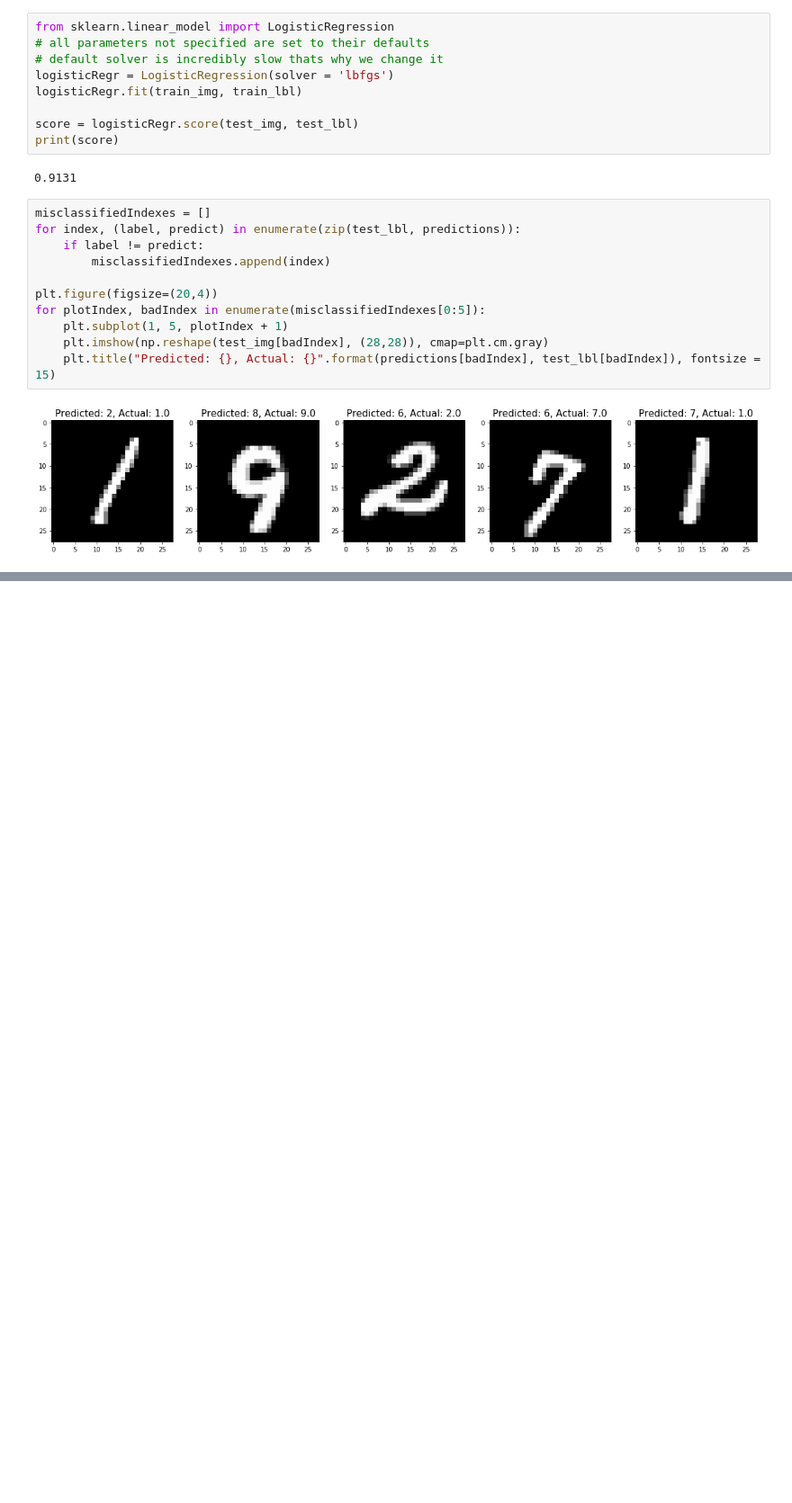
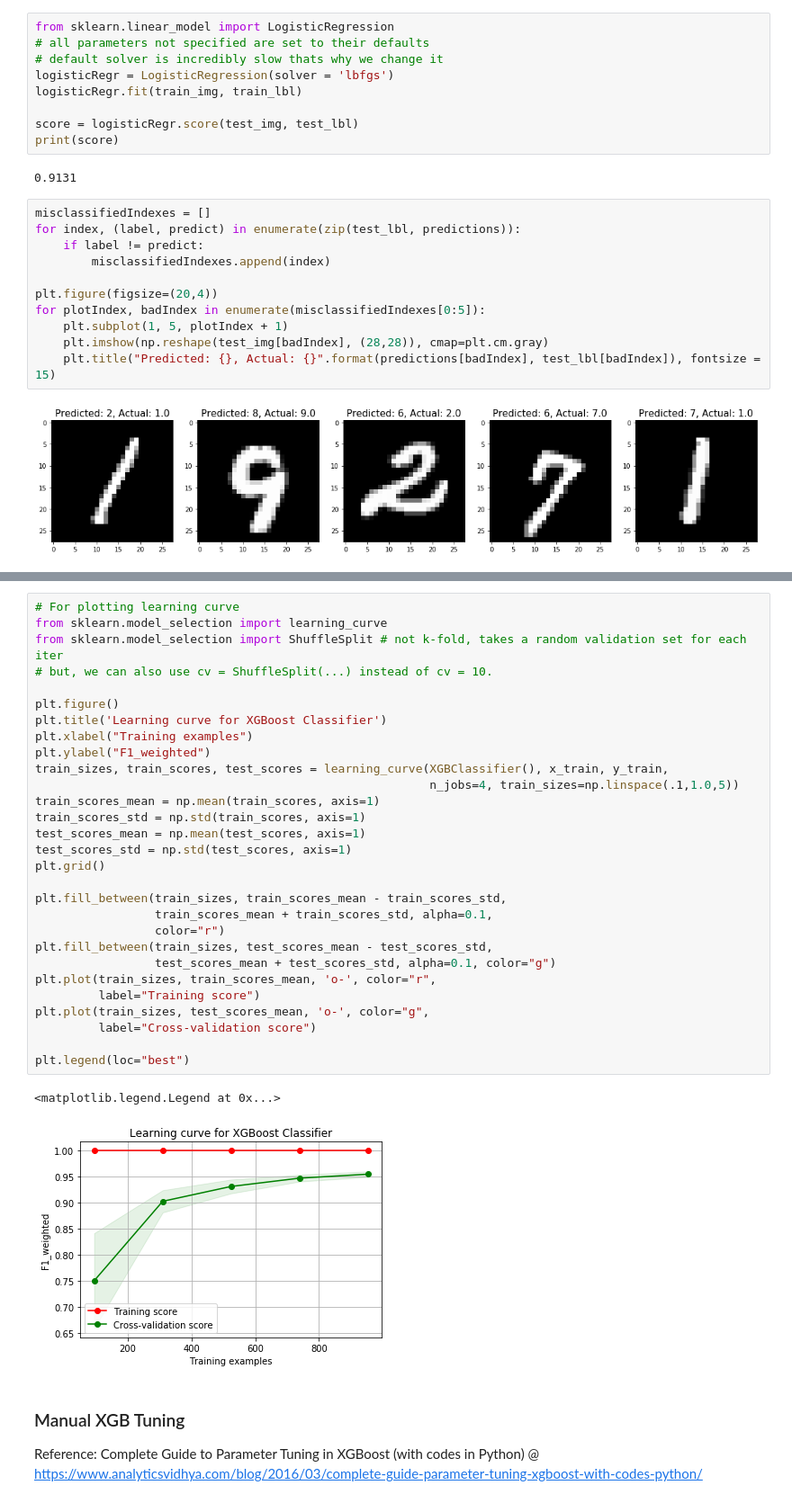
Before and after one commit to yeounoh/data_science, a Jupyter notebook: DigitsClassification.ipynb, the cells around one changed output, grey strips where cells are left out. Shown at 90% size. Saved outputs shown, nothing was run; the diff lists cells and outputs as text; blank space fills up the shorter version.

Commit message:
transfer learning scripts added

```diff
--- a/DigitsClassification.ipynb
+++ b/DigitsClassification.ipynb
@@ -117,0 +189,35 @@ for plotIndex, badIndex in enumerate(misclassifiedIndexes[0:5]):
+# %%
+# For plotting learning curve
+from sklearn.model_selection import learning_curve
+from sklearn.model_selection import ShuffleSplit # not k-fold, takes a random validation set for each iter
+# but, we can also use cv = ShuffleSplit(...) instead of cv = 10.
+
+plt.figure()
+plt.title('Learning curve for XGBoost Classifier')
+plt.xlabel("Training examples")
+plt.ylabel("F1_weighted")
+train_sizes, train_scores, test_scores = learning_curve(XGBClassifier(), x_train, y_train,
+                                                        n_jobs=4, train_sizes=np.linspace(.1,1.0,5))
+train_scores_mean = np.mean(train_scores, axis=1)
+train_scores_std = np.std(train_scores, axis=1)
+test_scores_mean = np.mean(test_scores, axis=1)
+test_scores_std = np.std(test_scores, axis=1)
+plt.grid()
+
+plt.fill_between(train_sizes, train_scores_mean - train_scores_std,
+                 train_scores_mean + train_scores_std, alpha=0.1,
+                 color="r")
+plt.fill_between(train_sizes, test_scores_mean - test_scores_std,
+                 test_scores_mean + test_scores_std, alpha=0.1, color="g")
+plt.plot(train_sizes, train_scores_mean, 'o-', color="r",
+         label="Training score")
+plt.plot(train_sizes, test_scores_mean, 'o-', color="g",
+         label="Cross-validation score")
+
+plt.legend(loc="best")
+# %% [output]
+<matplotlib.legend.Legend at 0x...>
+[figure, added]
+# %% [markdown]
+### Manual XGB Tuning
+Reference: Complete Guide to Parameter Tuning in XGBoost (with codes in Python) @ https://www.analyticsvidhya.com/blog/2016/03/complete-guide-parameter-tuning-xgboost-with-codes-python/
```
Also changed, not shown: parts of 16 cells of this notebook, 8 other files.
